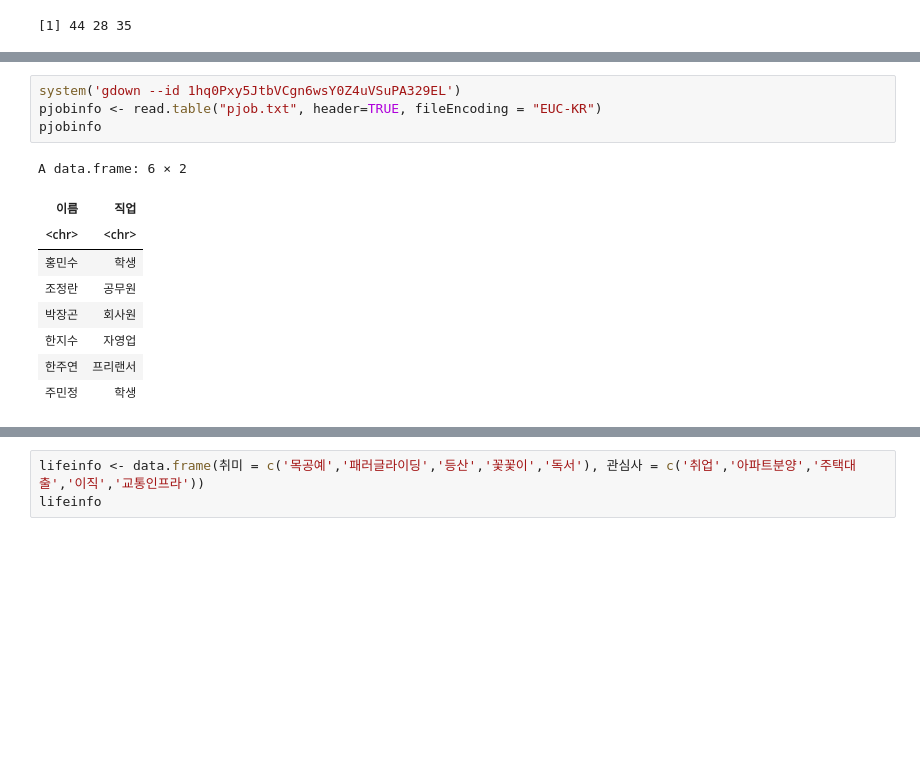
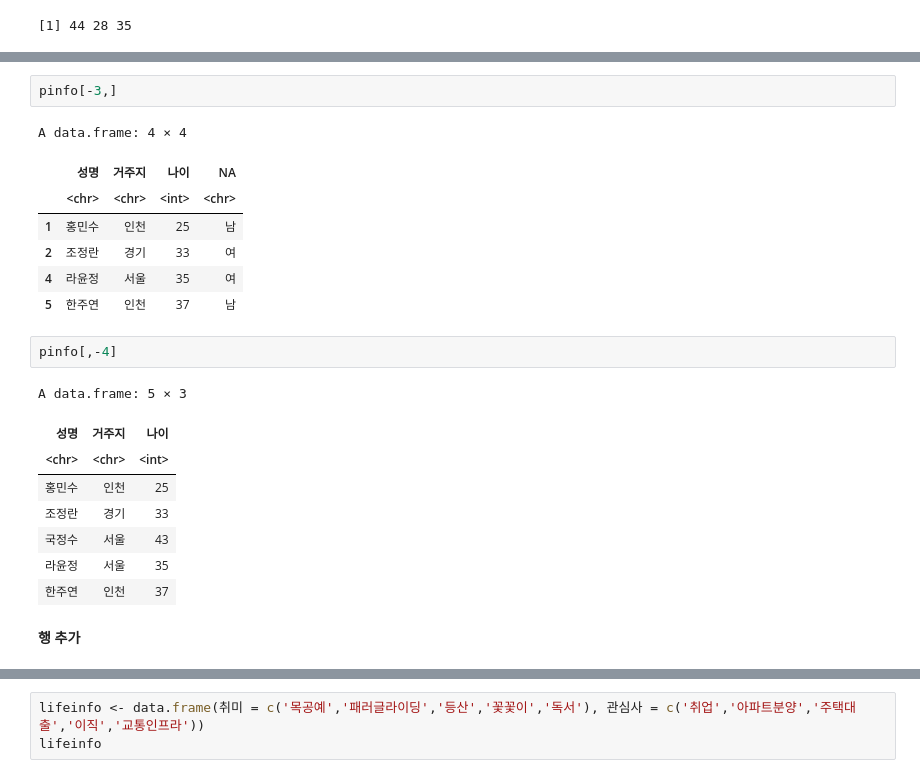
Before and after one commit to yoonyoung27/public_big_data_analysis, a Jupyter notebook: R.ipynb, the cells around one changed output, grey strips where cells are left out. Drawn from its saved outputs; the diff is of its cells as text; blank space fills up the shorter version.

```diff
--- a/R.ipynb
+++ b/R.ipynb
@@ -548,14 +623,23 @@ A data.frame: 5 × 4
-# %%
-system('gdown --id 1hq0Pxy5JtbVCgn6wsY0Z4uVSuPA329EL')
-pjobinfo <- read.table("pjob.txt", header=TRUE, fileEncoding = "EUC-KR")
-pjobinfo
-# %% [output]
-A data.frame: 6 × 2
-| 이름 | 직업 |
-| <chr> | <chr> |
-| 홍민수 | 학생 |
-| 조정란 | 공무원 |
-| 박장곤 | 회사원 |
-| 한지수 | 자영업 |
-| 한주연 | 프리랜서 |
-| 주민정 | 학생 |
+# %%
+pinfo[-3,]
+# %% [output]
+A data.frame: 4 × 4
+|  | 성명 | 거주지 | 나이 | NA |
+|  | <chr> | <chr> | <int> | <chr> |
+| 1 | 홍민수 | 인천 | 25 | 남 |
+| 2 | 조정란 | 경기 | 33 | 여 |
+| 4 | 라윤정 | 서울 | 35 | 여 |
+| 5 | 한주연 | 인천 | 37 | 남 |
+# %%
+pinfo[,-4]
+# %% [output]
+A data.frame: 5 × 3
+| 성명 | 거주지 | 나이 |
+| <chr> | <chr> | <int> |
+| 홍민수 | 인천 | 25 |
+| 조정란 | 경기 | 33 |
+| 국정수 | 서울 | 43 |
+| 라윤정 | 서울 | 35 |
+| 한주연 | 인천 | 37 |
+# %% [markdown]
+__행 추가__
```
Also changed, not shown: parts of 55 cells of this notebook.
